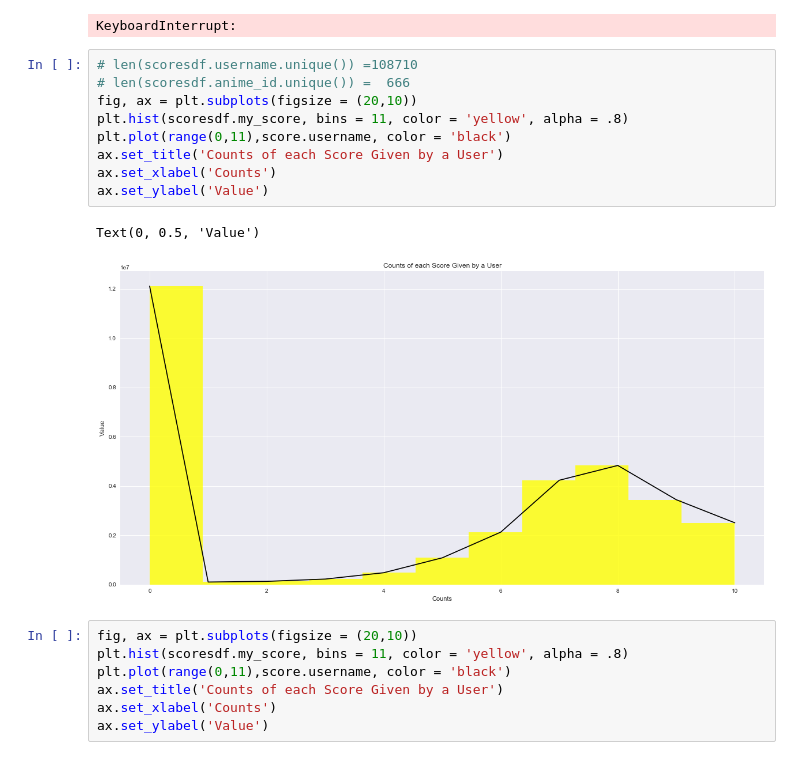
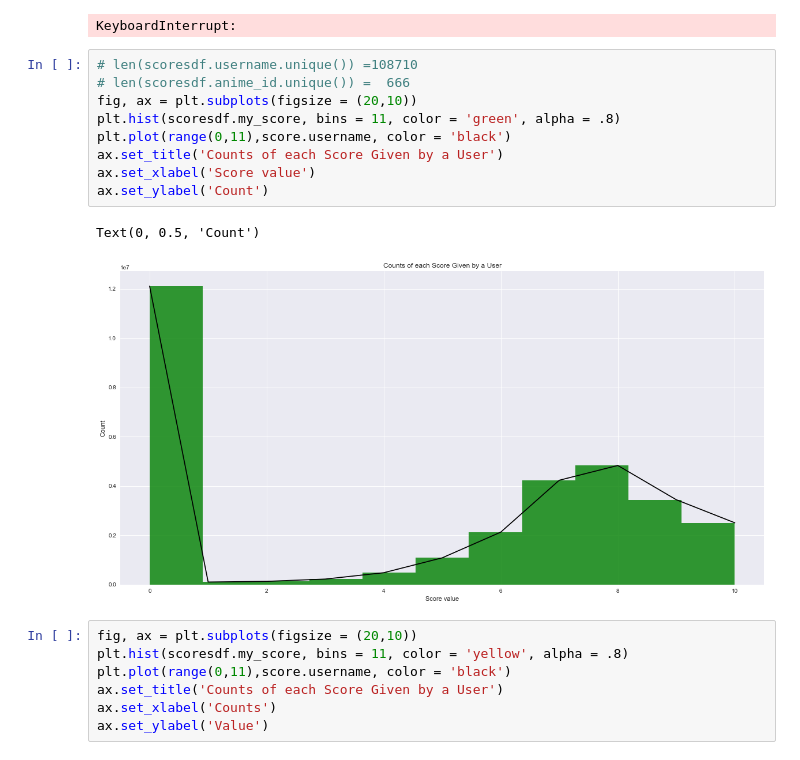
Before and after one commit to Jameshskelton/Anime_Recommender, a Jupyter notebook: myanimelist/EDA-myanimelist.ipynb, the cells around one changed output. Cells and saved outputs as stored; diff of their text form.

```diff
--- a/myanimelist/EDA-myanimelist.ipynb
+++ b/myanimelist/EDA-myanimelist.ipynb
@@ -430,15 +445,15 @@ KeyboardInterrupt:
 # %%
 # len(scoresdf.username.unique()) =108710
 # len(scoresdf.anime_id.unique()) =  666
 fig, ax = plt.subplots(figsize = (20,10))
-plt.hist(scoresdf.my_score, bins = 11, color = 'yellow', alpha = .8)
+plt.hist(scoresdf.my_score, bins = 11, color = 'green', alpha = .8)
 plt.plot(range(0,11),score.username, color = 'black')
 ax.set_title('Counts of each Score Given by a User')
-ax.set_xlabel('Counts')
-ax.set_ylabel('Value')
+ax.set_xlabel('Score value')
+ax.set_ylabel('Count')
 # %% [output]
-Text(0, 0.5, 'Value')
+Text(0, 0.5, 'Count')
-[figure, old version]
+[figure, new version]
 # %%
 fig, ax = plt.subplots(figsize = (20,10))
 plt.hist(scoresdf.my_score, bins = 11, color = 'yellow', alpha = .8)
```
Also changed, not shown: parts of 3 cells of this notebook, 1 other file.
